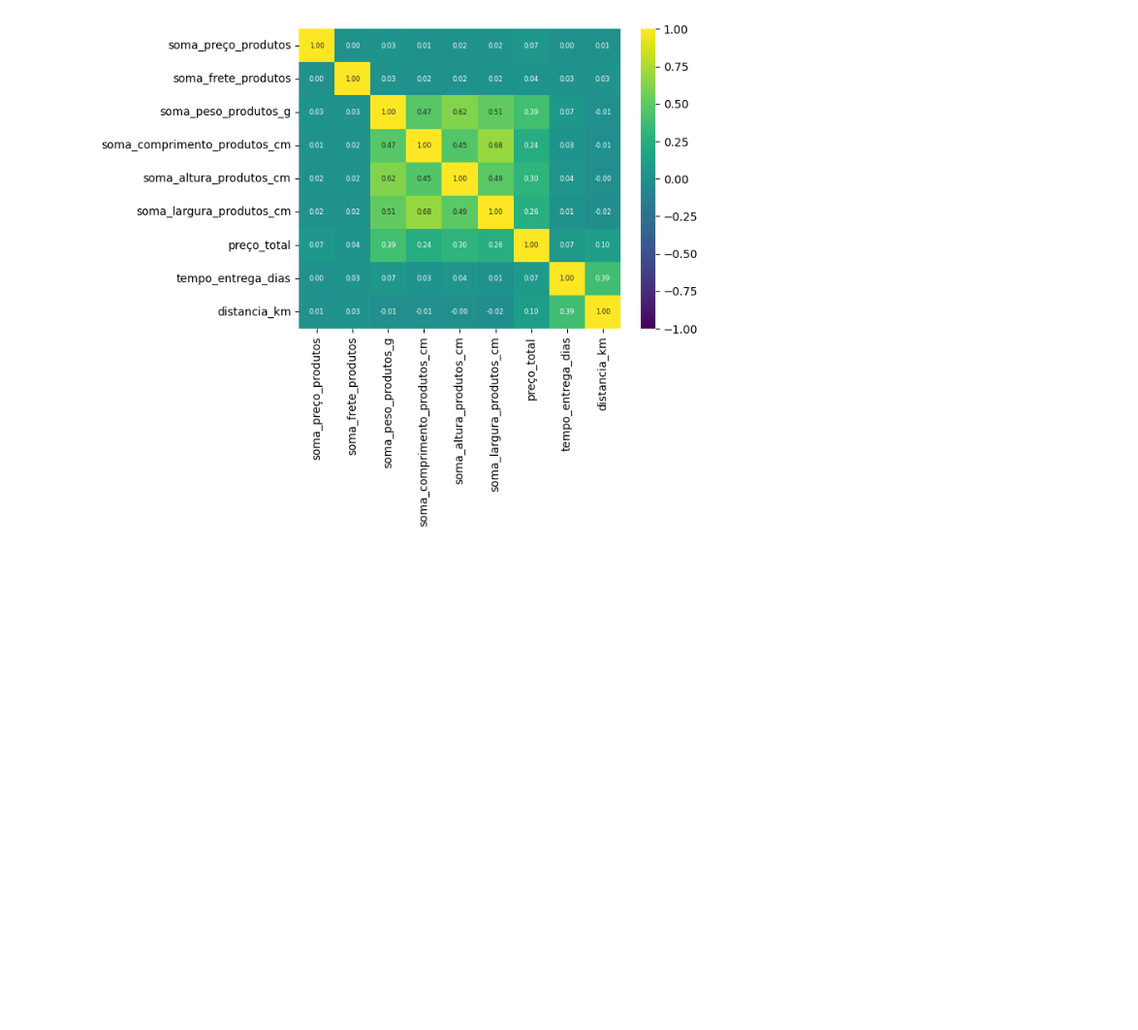
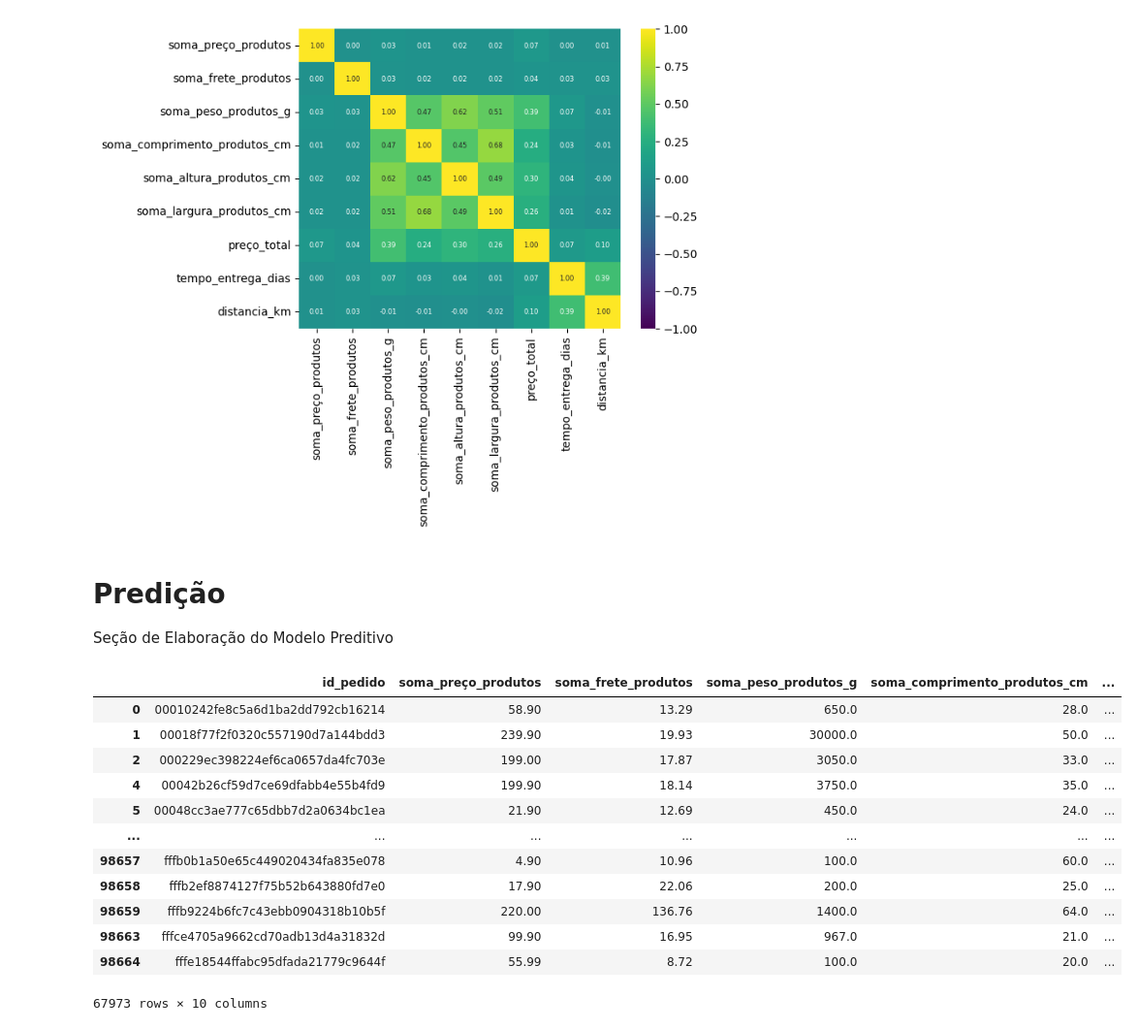
Before and after one commit to madusagii/Z-O, a Jupyter notebook: z-o-velhao.ipynb, the cells around one changed output. Shown at 97% size. Cells and saved outputs as stored; diff of their text form; code cells hidden in the pictures; blank space fills up the shorter version.

```diff
--- a/z-o-velhao.ipynb
+++ b/z-o-velhao.ipynb
@@ -467,3 +469,23 @@ heatmap1 = sns.heatmap(df_pedidos_graf.corr(),
             cmap = 'viridis')
 # %% [output]
 [figure]
+# %% [markdown]
+# Predição
+Seção de Elaboração do Modelo Preditivo
+# %%
+df = df_pedidos[['id_pedido', 'soma_preço_produtos', 'soma_frete_produtos', 'soma_peso_produtos_g', 'soma_comprimento_produtos_cm', 'soma_altura_produtos_cm', 'soma_largura_produtos_cm', 'preço_total', 'distancia_km', 'tempo_entrega_dias']].dropna()
+df
+# %% [output]
+|  | id_pedido | soma_preço_produtos | soma_frete_produtos | soma_peso_produtos_g | soma_comprimento_produtos_cm | ... |
+| 0 | 00010242fe8c5a6d1ba2dd792cb16214 | 58.90 | 13.29 | 650.0 | 28.0 | ... |
+| 1 | 00018f77f2f0320c557190d7a144bdd3 | 239.90 | 19.93 | 30000.0 | 50.0 | ... |
+| 2 | 000229ec398224ef6ca0657da4fc703e | 199.00 | 17.87 | 3050.0 | 33.0 | ... |
+| 4 | 00042b26cf59d7ce69dfabb4e55b4fd9 | 199.90 | 18.14 | 3750.0 | 35.0 | ... |
+| 5 | 00048cc3ae777c65dbb7d2a0634bc1ea | 21.90 | 12.69 | 450.0 | 24.0 | ... |
+| ... | ... | ... | ... | ... | ... | ... |
+| 98657 | fffb0b1a50e65c449020434fa835e078 | 4.90 | 10.96 | 100.0 | 60.0 | ... |
+| 98658 | fffb2ef8874127f75b52b643880fd7e0 | 17.90 | 22.06 | 200.0 | 25.0 | ... |
+| 98659 | fffb9224b6fc7c43ebb0904318b10b5f | 220.00 | 136.76 | 1400.0 | 64.0 | ... |
+| 98663 | fffce4705a9662cd70adb13d4a31832d | 99.90 | 16.95 | 967.0 | 21.0 | ... |
+| 98664 | fffe18544ffabc95dfada21779c9644f | 55.99 | 8.72 | 100.0 | 20.0 | ... |
+67973 rows × 10 columns
```
Also changed, not shown: parts of 6 cells of this notebook.
